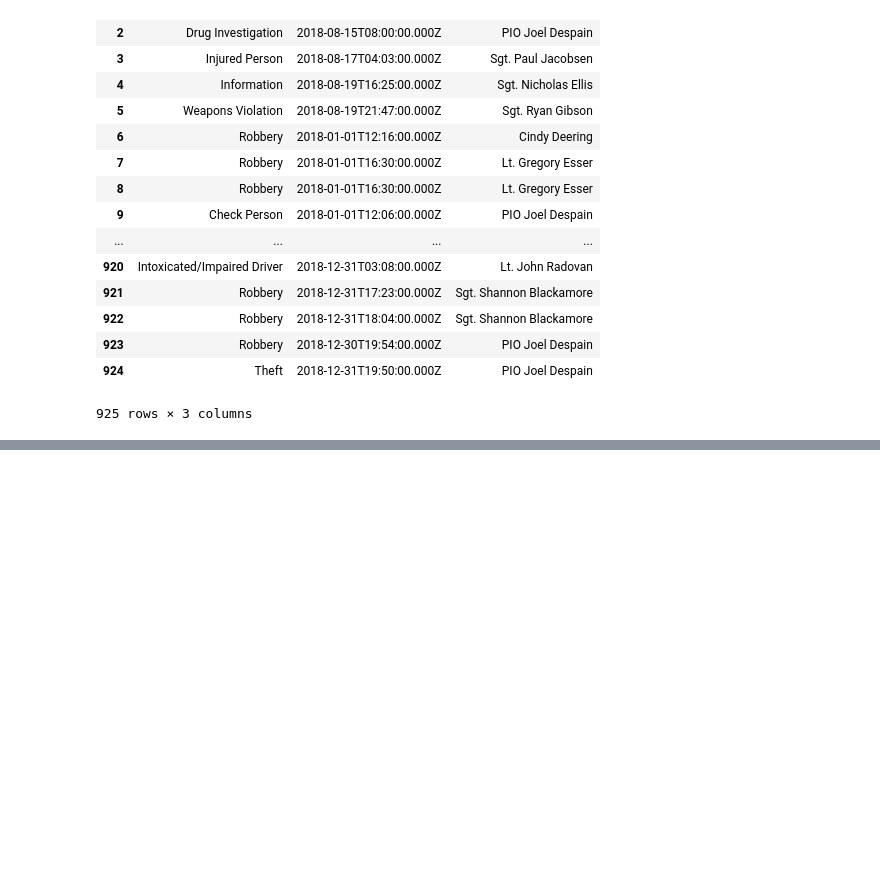
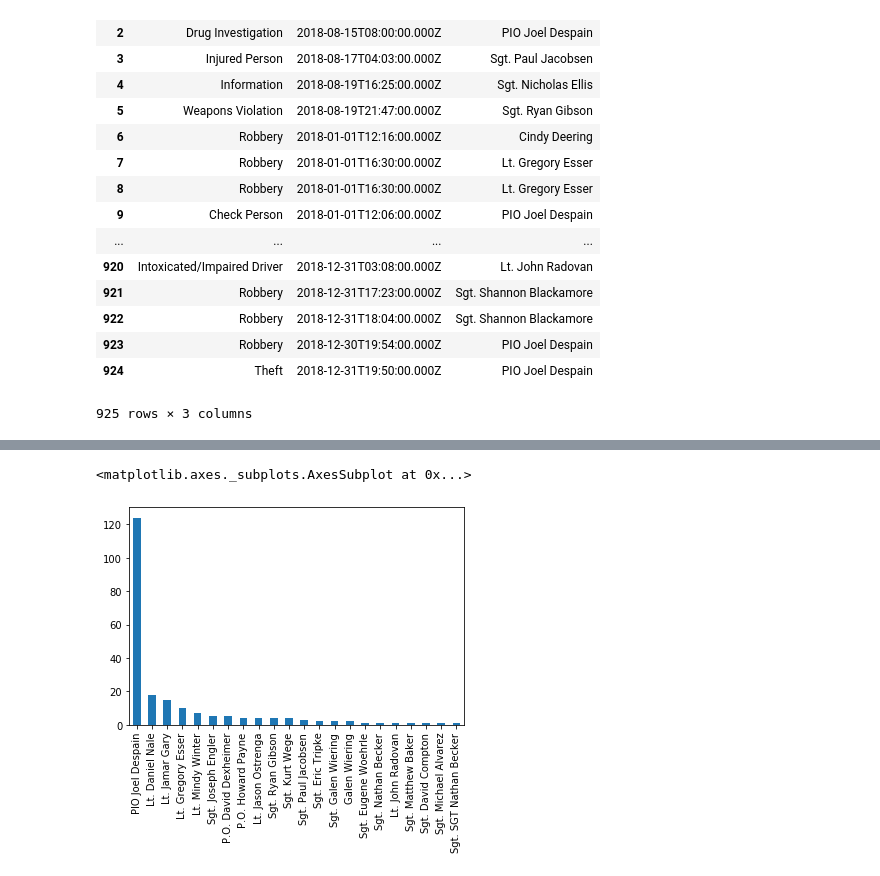
Before and after one commit to LeonTan828/Madcity_Proj, a Jupyter notebook: WV by Officer.ipynb, the cells around one changed output, grey strips where cells are left out. Cells and saved outputs as stored; diff of their text form; code cells hidden in the pictures; blank space fills up the shorter version.

```diff
--- a/WV by Officer.ipynb
+++ b/WV by Officer.ipynb
@@ -76,3 +76,7 @@ y2018
 | 923 | Robbery | 2018-12-30T19:54:00.000Z | PIO Joel Despain |
 | 924 | Theft | 2018-12-31T19:50:00.000Z | PIO Joel Despain |
 925 rows × 3 columns
+# %%
+# 2018 WV only
+y2018wv = y2018.loc[0:215, ['IncidentType', 'IncidentDate', 'ReleasedBy']]
+y2018wv
@@ -78,0 +102,15 @@ y2018
+# %%
+currRow = 0
+
+for i, row in y2018.iterrows():
+    newstr = row["IncidentDate"][:4]
+    currInc = row['IncidentType']
+
+    if currInc == "Weapons Violation":
+        if newstr == "2018":
+            y2018wv.loc[currRow, "IncidentType"] = row["IncidentType"]
+            y2018wv.loc[currRow, "IncidentDate"] = row["IncidentDate"]
+            y2018wv.loc[currRow, "ReleasedBy"] = row["ReleasedBy"]
+            currRow = currRow + 1
+
+y2018wv
@@ -84,0 +142,6 @@ axy2018
+# %%
+axy2018wv = y2018wv["ReleasedBy"].value_counts().plot.bar()
+axy2018wv
+# %% [output]
+<matplotlib.axes._subplots.AxesSubplot at 0x...>
+[figure, added]
```
Also changed, not shown: parts of 12 cells of this notebook, 1 other file.
